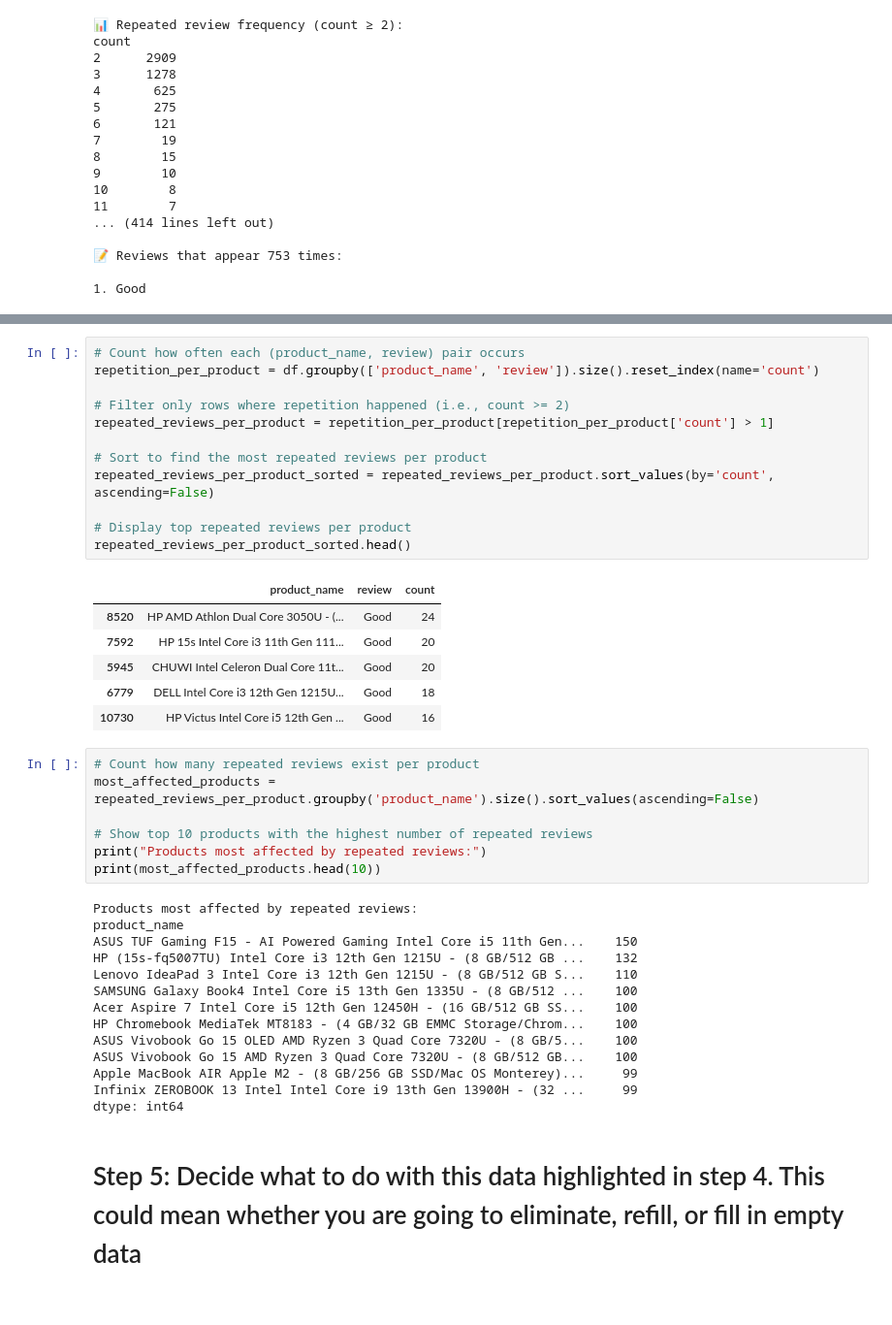
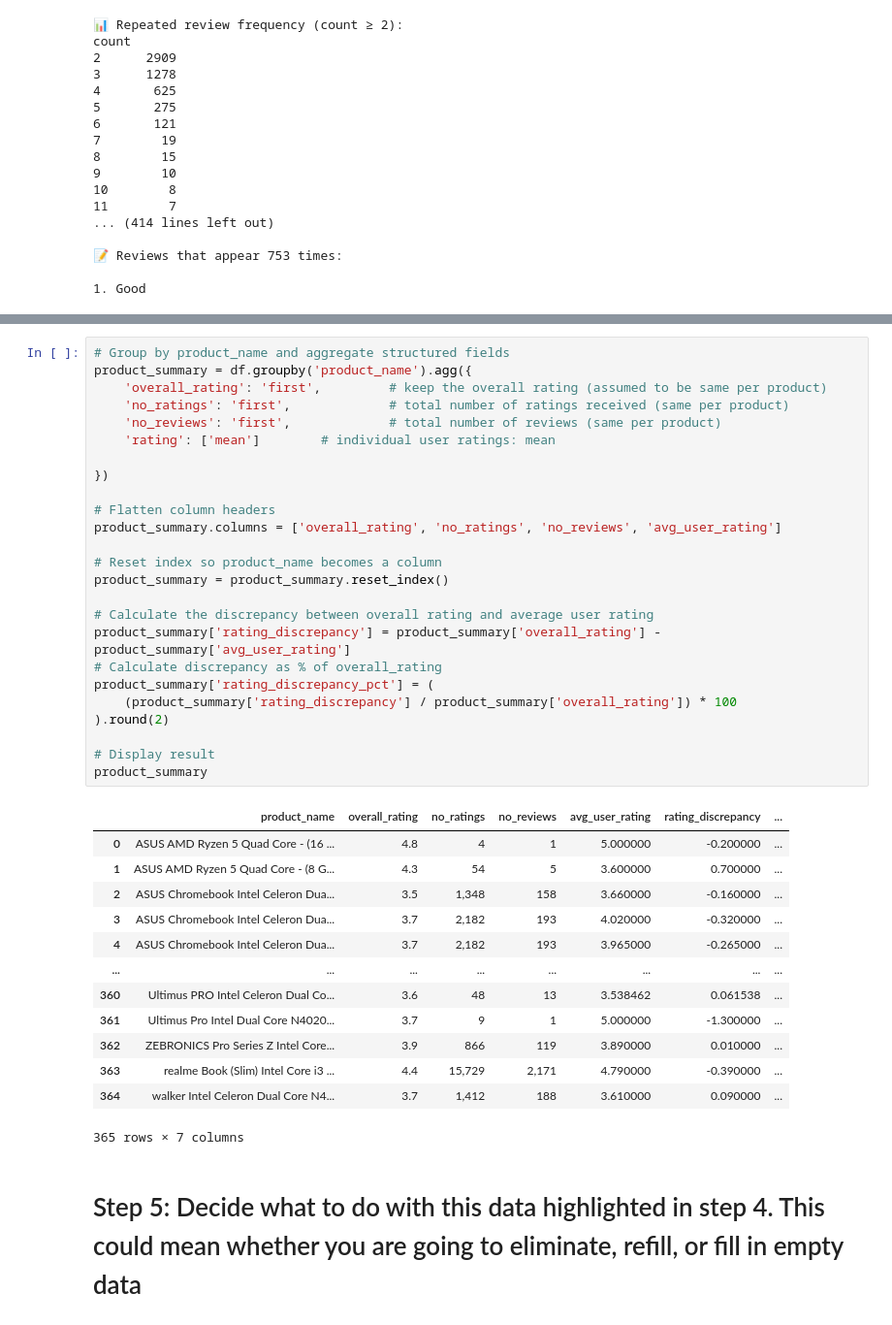
Before and after one commit to gnm001/Mod9, a Jupyter notebook: MSAI7_20.1_9_6_1. Joseph Mario Maggi.ipynb, the cells around one changed output, grey strips where cells are left out. Shown at 97% size. Cells and saved outputs as stored; diff of their text form.

```diff
--- a/MSAI7_20.1_9_6_1. Joseph Mario Maggi.ipynb
+++ b/MSAI7_20.1_9_6_1. Joseph Mario Maggi.ipynb
@@ -301,43 +304,42 @@ count
-# %%
-# Count how often each (product_name, review) pair occurs
-repetition_per_product = df.groupby(['product_name', 'review']).size().reset_index(name='count')
-
-# Filter only rows where repetition happened (i.e., count >= 2)
-repeated_reviews_per_product = repetition_per_product[repetition_per_product['count'] > 1]
-
-# Sort to find the most repeated reviews per product
-repeated_reviews_per_product_sorted = repeated_reviews_per_product.sort_values(by='count', ascending=False)
-
-# Display top repeated reviews per product
-repeated_reviews_per_product_sorted.head()
-# %% [output]
-|  | product_name | review | count |
-| 8520 | HP AMD Athlon Dual Core 3050U - (... | Good | 24 |
-| 7592 | HP 15s Intel Core i3 11th Gen 111... | Good | 20 |
-| 5945 | CHUWI Intel Celeron Dual Core 11t... | Good | 20 |
-| 6779 | DELL Intel Core i3 12th Gen 1215U... | Good | 18 |
-| 10730 | HP Victus Intel Core i5 12th Gen ... | Good | 16 |
-# %%
-# Count how many repeated reviews exist per product
-most_affected_products = repeated_reviews_per_product.groupby('product_name').size().sort_values(ascending=False)
-
-# Show top 10 products with the highest number of repeated reviews
-print("Products most affected by repeated reviews:")
-print(most_affected_products.head(10))
-# %% [output]
-Products most affected by repeated reviews:
-product_name
-ASUS TUF Gaming F15 - AI Powered Gaming Intel Core i5 11th Gen...    150
-HP (15s-fq5007TU) Intel Core i3 12th Gen 1215U - (8 GB/512 GB ...    132
-Lenovo IdeaPad 3 Intel Core i3 12th Gen 1215U - (8 GB/512 GB S...    110
-SAMSUNG Galaxy Book4 Intel Core i5 13th Gen 1335U - (8 GB/512 ...    100
-Acer Aspire 7 Intel Core i5 12th Gen 12450H - (16 GB/512 GB SS...    100
-HP Chromebook MediaTek MT8183 - (4 GB/32 GB EMMC Storage/Chrom...    100
-ASUS Vivobook Go 15 OLED AMD Ryzen 3 Quad Core 7320U - (8 GB/5...    100
-ASUS Vivobook Go 15 AMD Ryzen 3 Quad Core 7320U - (8 GB/512 GB...    100
-Apple MacBook AIR Apple M2 - (8 GB/256 GB SSD/Mac OS Monterey)...     99
-Infinix ZEROBOOK 13 Intel Intel Core i9 13th Gen 13900H - (32 ...     99
-dtype: int64
+# %%
+# Group by product_name and aggregate structured fields
+product_summary = df.groupby('product_name').agg({
+    'overall_rating': 'first',         # keep the overall rating (assumed to be same per product)
+    'no_ratings': 'first',             # total number of ratings received (same per product)
+    'no_reviews': 'first',             # total number of reviews (same per product)
+    'rating': ['mean']        # individual user ratings: mean
+
+})
+
+# Flatten column headers
+product_summary.columns = ['overall_rating', 'no_ratings', 'no_reviews', 'avg_user_rating']
+
+# Reset index so product_name becomes a column
+product_summary = product_summary.reset_index()
+
+# Calculate the discrepancy between overall rating and average user rating
+product_summary['rating_discrepancy'] = product_summary['overall_rating'] - product_summary['avg_user_rating']
+# Calculate discrepancy as % of overall_rating
+product_summary['rating_discrepancy_pct'] = (
+    (product_summary['rating_discrepancy'] / product_summary['overall_rating']) * 100
+).round(2)
+
+# Display result
+product_summary
+# %% [output]
+|  | product_name | overall_rating | no_ratings | no_reviews | avg_user_rating | rating_discrepancy | ... |
+| 0 | ASUS AMD Ryzen 5 Quad Core - (16 ... | 4.8 | 4 | 1 | 5.000000 | -0.200000 | ... |
+| 1 | ASUS AMD Ryzen 5 Quad Core - (8 G... | 4.3 | 54 | 5 | 3.600000 | 0.700000 | ... |
+| 2 | ASUS Chromebook Intel Celeron Dua... | 3.5 | 1,348 | 158 | 3.660000 | -0.160000 | ... |
+| 3 | ASUS Chromebook Intel Celeron Dua... | 3.7 | 2,182 | 193 | 4.020000 | -0.320000 | ... |
+| 4 | ASUS Chromebook Intel Celeron Dua... | 3.7 | 2,182 | 193 | 3.965000 | -0.265000 | ... |
+| ... | ... | ... | ... | ... | ... | ... | ... |
+| 360 | Ultimus PRO Intel Celeron Dual Co... | 3.6 | 48 | 13 | 3.538462 | 0.061538 | ... |
+| 361 | Ultimus Pro Intel Dual Core N4020... | 3.7 | 9 | 1 | 5.000000 | -1.300000 | ... |
+| 362 | ZEBRONICS Pro Series Z Intel Core... | 3.9 | 866 | 119 | 3.890000 | 0.010000 | ... |
+| 363 | realme Book (Slim) Intel Core i3 ... | 4.4 | 15,729 | 2,171 | 4.790000 | -0.390000 | ... |
+| 364 | walker Intel Celeron Dual Core N4... | 3.7 | 1,412 | 188 | 3.610000 | 0.090000 | ... |
+365 rows × 7 columns
 # %% [markdown]
 #  Step 5:  Decide what to do with this data highlighted in step 4.  This could mean whether you are going to eliminate, refill, or fill in empty data
 # %% [markdown]
```
Also changed, not shown: parts of 1 cell of this notebook.
